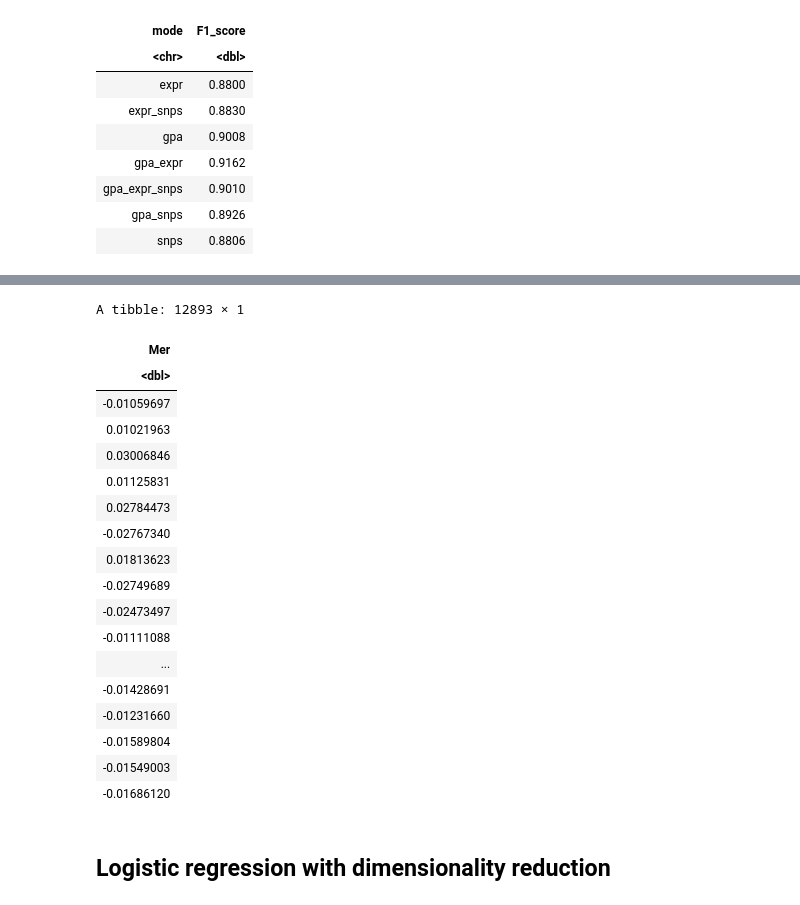
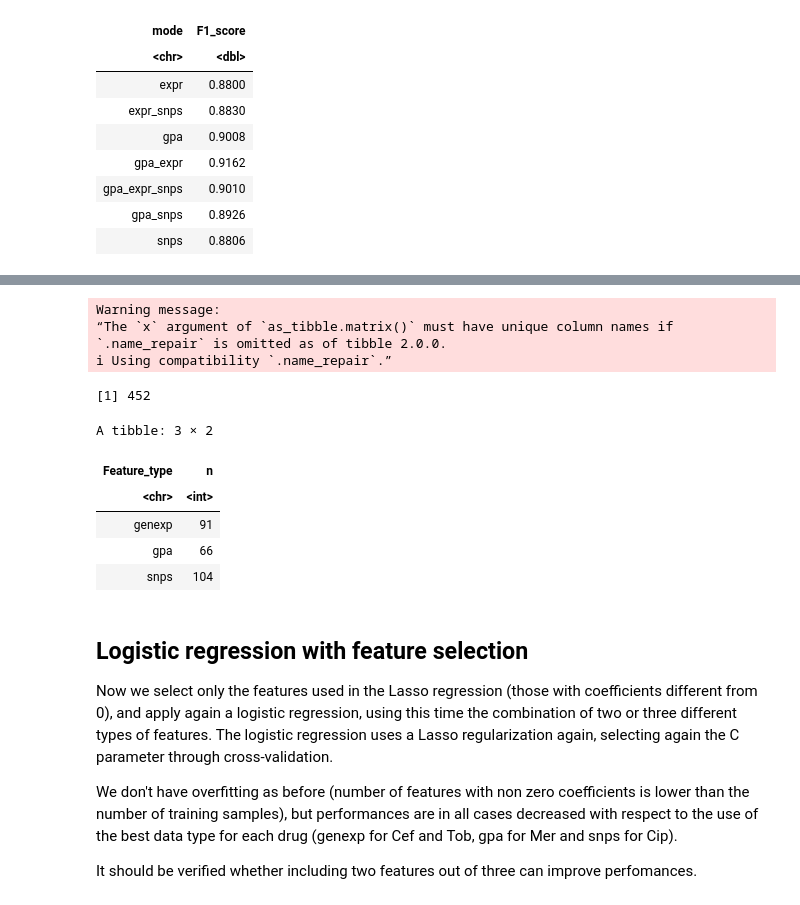
Before and after one commit to riccardo03-maker/Multiomic_integration_antimicrobial_resistance, a Jupyter notebook: r_trials.ipynb, the cells around one changed output, grey strips where cells are left out. Cells and saved outputs as stored; diff of their text form; code cells hidden in the pictures.

```diff
--- a/r_trials.ipynb
+++ b/r_trials.ipynb
@@ -139,34 +147,39 @@ dbl (94268): ...1, PA0263.1,tRNA-Arg, PA0296-PA0297,P1, PA0826.2,ssrA, PA083...
 
 ℹ Use `spec()` to retrieve the full column specification for this data.
 ℹ Specify the column types or set `show_col_types = FALSE` to quiet this message.
+# %%
+log_reg_coefficients <- as_tibble(t(log_reg_coefficients), rownames = 'Features')
+colnames(log_reg_coefficients) <- c("Features", "Feature_type", "Cef", "Cip", "Mer", "Tob")
+log_reg_coefficients <- log_reg_coefficients %>%
+    slice(-1)
+# %% [output]
+Warning message:
+“The `x` argument of `as_tibble.matrix()` must have unique column names if
+`.name_repair` is omitted as of tibble 2.0.0.
+ℹ Using compatibility `.name_repair`.”
+# %%
+log_features_kept <- log_reg_coefficients %>%
+    select(Features, Feature_type, Tob) %>%
+    filter(Tob != '0.0') #numbers are represented as strings
+nrow(log_features_kept)
+# %% [output]
+[1] 452
 # %%
-log_reg_coefficients <- as_tibble(t(log_reg_coefficients))
-colnames(log_reg_coefficients) <- c("Cef", "Cip", "Mer", "Tob")
-log_reg_coefficients <- log_reg_coefficients %>%
-    slice(-1)
+log_features_kept %>%
+    group_by(Feature_type) %>%
+    summarize(n = n())
+# %% [output]
+A tibble: 3 × 2
+| Feature_type | n |
+| <chr> | <int> |
+| genexp | 91 |
+| gpa | 66 |
+| snps | 104 |
-# %%
-log_reg_coefficients %>%
-    select(Mer) %>%
-    filter(abs(Mer) >= 0.01)
-# %% [output]
-A tibble: 12893 × 1
-| Mer |
-| <dbl> |
-| -0.01059697 |
-| 0.01021963 |
-| 0.03006846 |
-| 0.01125831 |
-| 0.02784473 |
-| -0.02767340 |
-| 0.01813623 |
-| -0.02749689 |
-| -0.02473497 |
-| -0.01111088 |
-| ... |
-| -0.01428691 |
-| -0.01231660 |
-| -0.01589804 |
-| -0.01549003 |
-| -0.01686120 |
-# %% [markdown]
-## Logistic regression with dimensionality reduction
+# %% [markdown]
+## Logistic regression with feature selection
+
+Now we select only the features used in the Lasso regression (those with coefficients different from 0), and apply again a logistic regression, using this time the combination of two or three different types of features. The logistic regression uses a Lasso regularization again, selecting again the C parameter through cross-validation.
+
+We don't have overfitting as before (number of features with non zero coefficients is lower than the number of training samples), but performances are in all cases decreased with respect to the use of the best data type for each drug (genexp for Cef and Tob, gpa for Mer and snps for Cip).
+
+It should be verified whether including two features out of three can improve perfomances.
```
Also changed, not shown: parts of 6 cells of this notebook, 8 other files.
